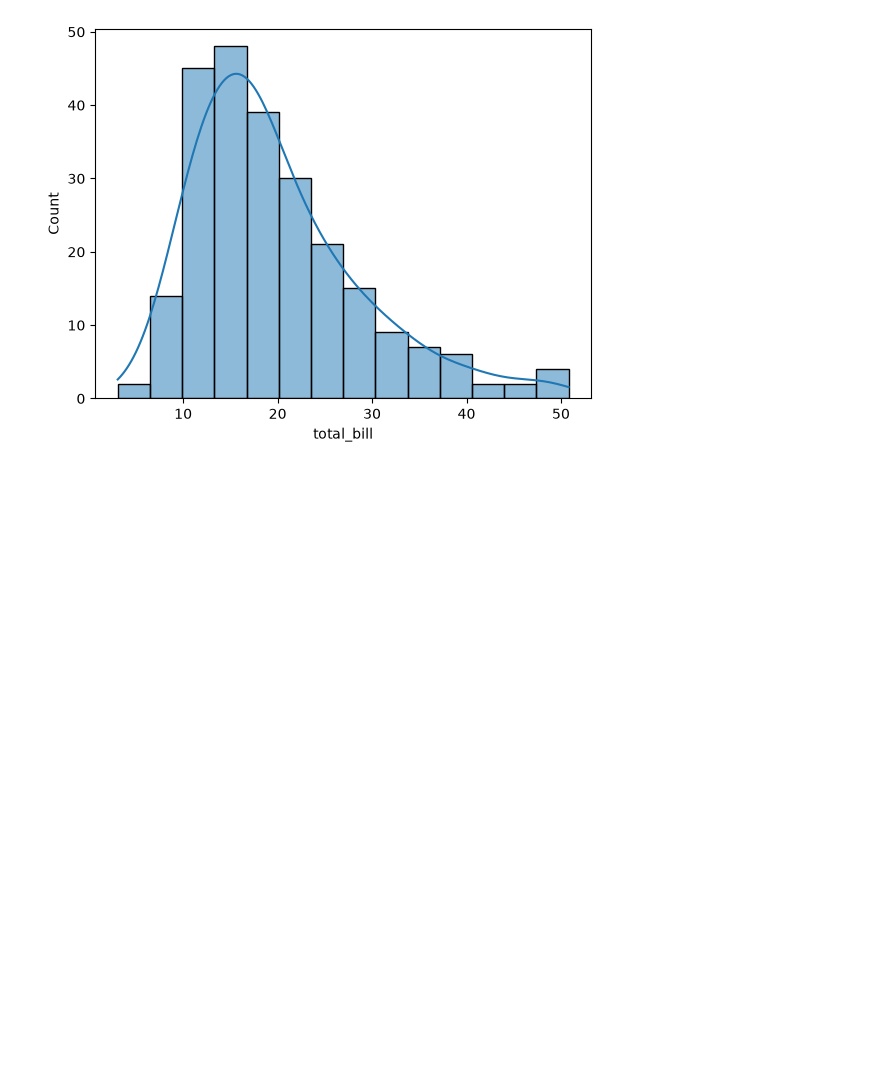
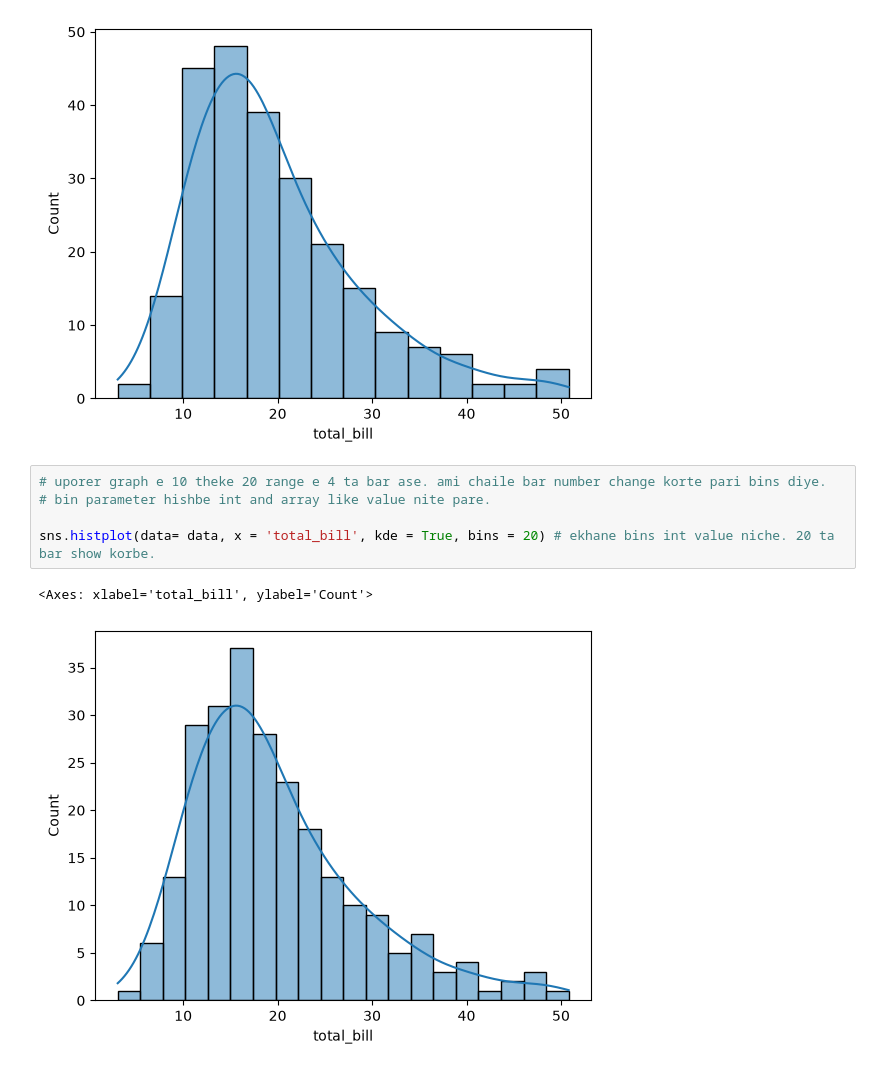
Before and after one commit to jihad-islam/Learning-ML, a Jupyter notebook: 5.Seaborn/1.intro.ipynb, the cells around one changed output. Cells and saved outputs as stored; diff of their text form; blank space fills up the shorter version.

```diff
--- a/5.Seaborn/1.intro.ipynb
+++ b/5.Seaborn/1.intro.ipynb
@@ -81,3 +83,11 @@ sns.histplot(data= data, x = 'total_bill', kde = True) # kde means kernel densit
 # %% [output]
 <Axes: xlabel='total_bill', ylabel='Count'>
 [figure]
+# %%
+# uporer graph e 10 theke 20 range e 4 ta bar ase. ami chaile bar number change korte pari bins diye.
+# bin parameter hishbe int and array like value nite pare.
+
+sns.histplot(data= data, x = 'total_bill', kde = True, bins = 20) # ekhane bins int value niche. 20 ta bar show korbe.
+# %% [output]
+<Axes: xlabel='total_bill', ylabel='Count'>
+[figure, added]
```
Also changed, not shown: parts of 9 cells of this notebook.
